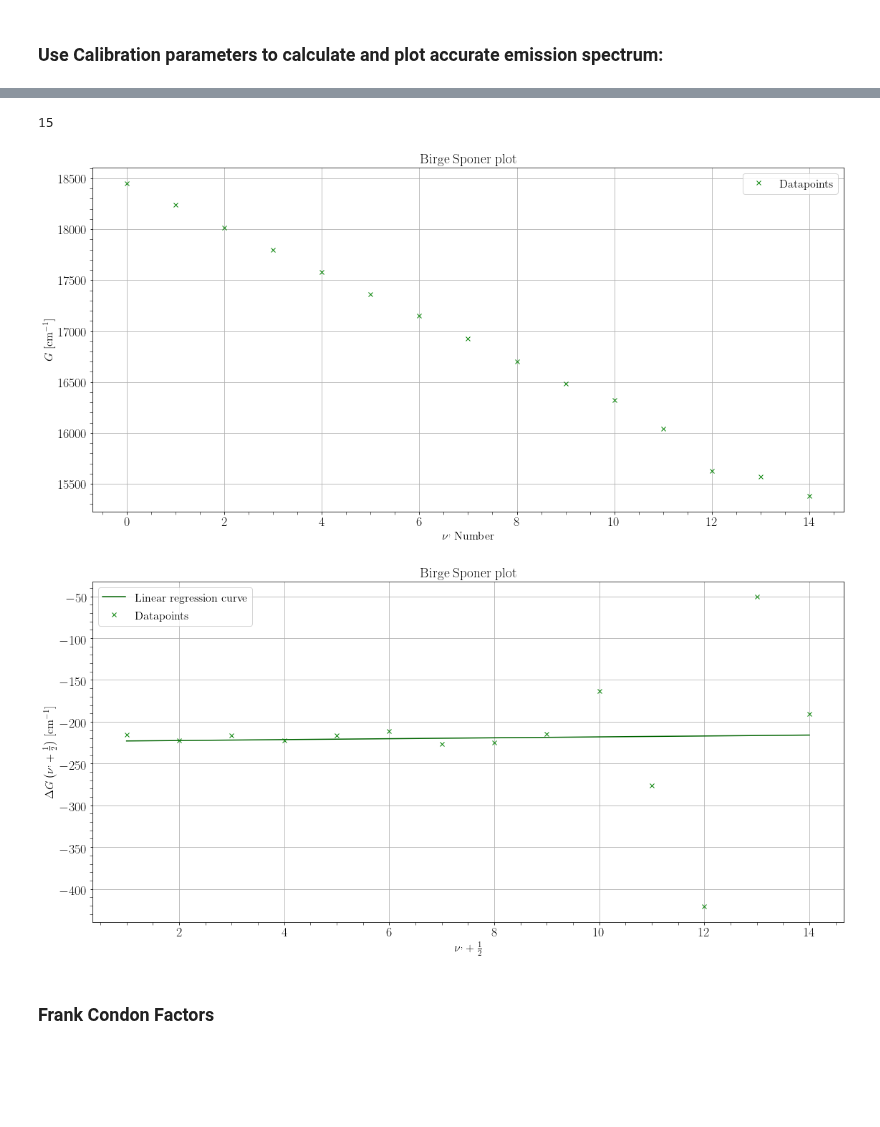
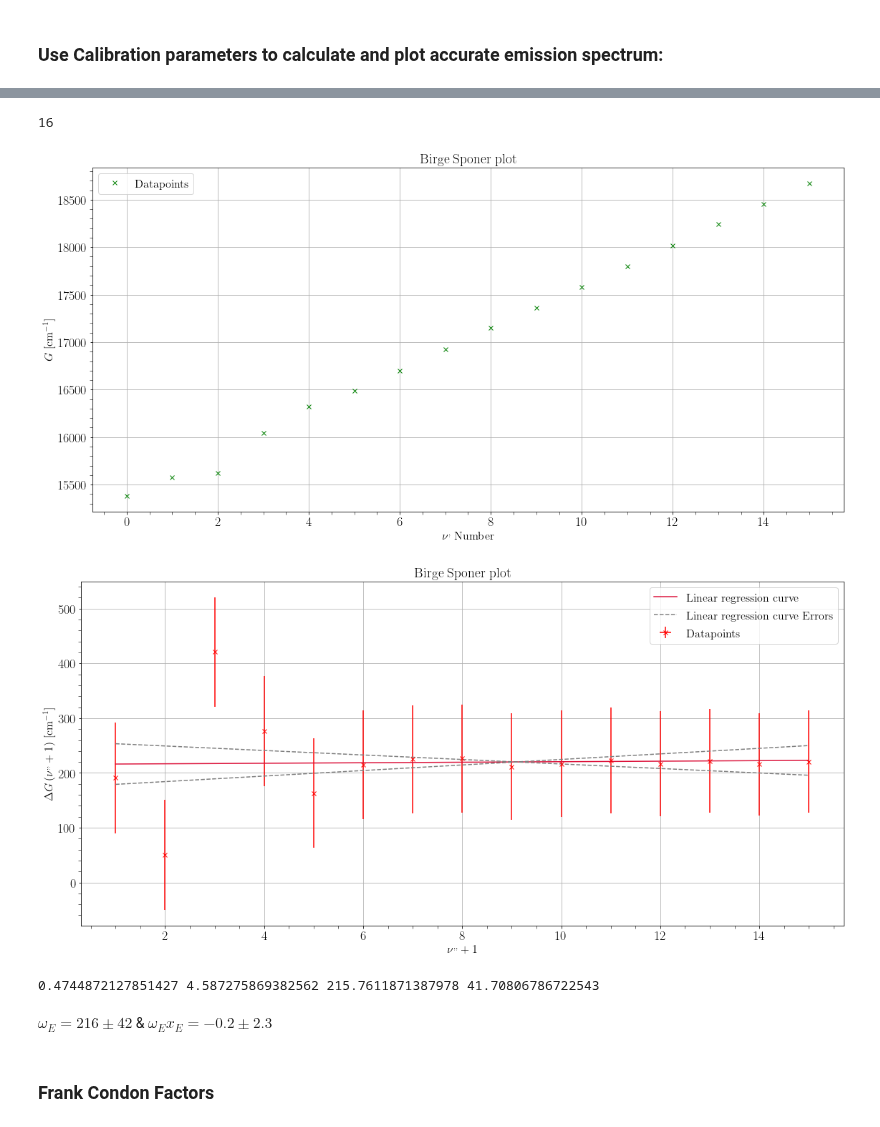
Before and after one commit to MayerPablo/FP, a Jupyter notebook: Jod/Jod.ipynb, the cells around one changed output, grey strips where cells are left out. Saved outputs shown, nothing was run; the diff lists cells and outputs as text; code cells hidden in the pictures; blank space fills up the shorter version.

```diff
--- a/Jod/Jod.ipynb
+++ b/Jod/Jod.ipynb
@@ -341,14 +341,14 @@ binsFluorCalErr = binsFluor*mErr+bErr
 # Adjust plot size
 plt.figure(figsize=(16, 8))
 
-plt.axvline(x=529.059, color='green', label=r'Peak of green Laserlight')
+plt.axvline(x=529.059, color='crimson', label=r'First Peak with intensity of 3115')
 
 # Draw the Datapoints
-plt.hist(binsFluorCal, bins=nBinsFluor, histtype='step', color='purple',
+plt.hist(binsFluorCal, bins=nBinsFluor, histtype='step', color='red',
            weights=intensitiesFluor, label=r'Bins for fluorescence of green Laser')
 
-peaksFluor = np.array([832, 869, 908, 947, 988, 1029, 1070, 1115, 1161, 1206, 1241, 1302, 1399, 1411, 1457]) # 1404
-peaksFluorIntensities = np.array([1951.54, 1484.84, 1590.16, 1543.82, 1398.00, 1534.46, 1300.64, 1541.01,
+peaksFluor = np.array([795, 832, 869, 908, 947, 988, 1029, 1070, 1115, 1161, 1206, 1241, 1302, 1399, 1411, 1457]) # 1404
+peaksFluorIntensities = np.array([1387.47, 1951.54, 1484.84, 1590.16, 1543.82, 1398.00, 1534.46, 1300.64, 1541.01,
                                   1265.76, 1487.88, 1268.8, 1428.66, 1389.81, 1422.81, 1312.81]) # 1352.83
 peaksFluorIntensitiesErr = np.sqrt(peaksFluorIntensities)
 
@@ -356,7 +356,7 @@ nPeaksFluor = len(peaksFluor)
 peaksFluorCal = peaksFluor*m+b
 peaksFluorCalErr = peaksFluorCal*mErr+bErr
 
-plt.errorbar(peaksFluorCal, peaksFluorIntensities, xerr=peaksFluorCalErr, yerr=peaksFluorIntensitiesErr, color='crimson', fmt='x',
+plt.errorbar(peaksFluorCal, peaksFluorIntensities, ecolor='gray', xerr=peaksFluorCalErr, yerr=peaksFluorIntensitiesErr, color='crimson', fmt='x',
          label=r'Peaks of fluorescence from iodine gas')
 
 plt.xlim([525, 660])
@@ -364,7 +364,7 @@ plt.ylim([1150, 2200])
 
 # Axislabels
 plt.xlabel(r'Wavelength [nm]')
-plt.ylabel(r'Intensity [nm]')
+plt.ylabel(r'Intensity [counts]')
 plt.title("Emission Spectrum of Iodine Molecule under Green Laser Light (532nm)")
 
 plt.legend()
@@ -378,4 +378,7 @@ peakWavenumberErr = peakWavenumber*(peaksFluorCalErr/peaksFluorCal)
 
 for x in range(len(peaksFluorCal)):
     print(f'{peaksFluorCal[x]:.1f} +- {peaksFluorCalErr[x]:.1f},  {peakWavenumber[x]:.0f} +- {peakWavenumberErr[x]:.0f}')
+
+print(759*mErr+bErr)
+print(759*m+b)
 # %% [output]
@@ -398,5 +404,5 @@ for x in range(len(peaksFluorCal)):
 # %%
-energy = (1/peaksFluorCal)*1e7
+energy = np.flip((1/peaksFluorCal)*1e7)
 
 print(len(peaksFluorCal))
 vibrationalN = np.arange(0, len(peaksFluorCal), 1)
@@ -415,34 +421,60 @@ plt.title("Birge Sponer plot")
 plt.legend()
 plt.show()
 # %% [output]
-15
+16
-[figure, old version]
+[figure, new version]
 # %%
-energyDiff = np.diff(energy)
+
+energyErr = np.flip(energy*(peakWavenumberErr/peakWavenumber))
+
+energyDiff = np.array([])
+energyDiffErr = np.array([])
 vibrationalN = np.arange(1, len(peaksFluorCal), 1)
+
+for i in range(len(energy)-1):
+    energyDiff = np.append(energyDiff, energy[i+1] - energy[i])
+    energyDiffErr = np.append(energyDiffErr, np.sqrt(energyErr[i+1]**2+energyErr[i]**2))
+
+
 
 mBS = bestM(vibrationalN, energyDiff)
 bBS = bestB(vibrationalN, energyDiff)
 mBSErr = stuM(vibrationalN, energyDiff)
 bBSErr = stuB(vibrationalN, energyDiff)
 
 # Adjust plot size
 plt.figure(figsize=(16, 8))
 
 # Draw the Datapoints
-plt.errorbar(vibrationalN, energyDiff, color='green', fmt='x', label=r'Datapoints')
+plt.errorbar(vibrationalN, energyDiff, xerr=0, yerr=energyDiffErr, color='red', fmt='x', label=r'Datapoints')
 
-plt.plot(vibrationalN, vibrationalN*mBS+bBS, color='darkgreen', label=r'Linear regression curve')
+plt.plot(vibrationalN, vibrationalN*mBS+bBS, color='crimson', label=r'Linear regression curve')
+plt.plot(vibrationalN, vibrationalN*(mBS+mBSErr)+bBS-bBSErr, ls='--', color='gray', label=r'Linear regression curve Errors')
+plt.plot(vibrationalN, vibrationalN*(mBS-mBSErr)+bBS+bBSErr, ls='--', color='gray')
 
 # Axislabels
-plt.xlabel(r'$\nu^{,} + \frac{1}{2} $')
-plt.ylabel(r'$\Delta G \left( \nu^{,} + \frac{1}{2} \right)$ [cm$^{-1}$]')
+plt.xlabel(r'$\nu^{,,} + 1 $')
+plt.ylabel(r'$\Delta G \left( \nu^{,,} + 1 \right)$ [cm$^{-1}$]')
 plt.title("Birge Sponer plot")
 
 plt.legend()
+
+plt.savefig('BirgeSponerEmission.pdf')
+
 plt.show()
+
+
+omegaE = -mBS/2+bBS
+omegaEErr = np.sqrt(bBSErr**2 + (mBSErr**2)/4)
+omegaExE = -mBS/2
+omegaExEErr = mBSErr/2
+
+print(mBS, mBSErr, bBS, bBSErr)
+display(Latex(f"$\omega_{E}= {omegaE:.0f} \pm {omegaEErr:.0f}$ & $\omega_{E} x_{E}= {omegaExE:.1f}\pm {omegaExEErr:.1f}$"))
 # %% [output]
-[figure, old version]
+[figure, new version]
+0.4744872127851427 4.587275869382562 215.7611871387978 41.70806786722543
+$\omega_E= 216 \pm 42$ & $\omega_E x_E= -0.2\pm 2.3$
 # %% [markdown]
 ### Frank Condon Factors
 # %%
```
Also changed, not shown: parts of 8 cells of this notebook, 8 other files.
